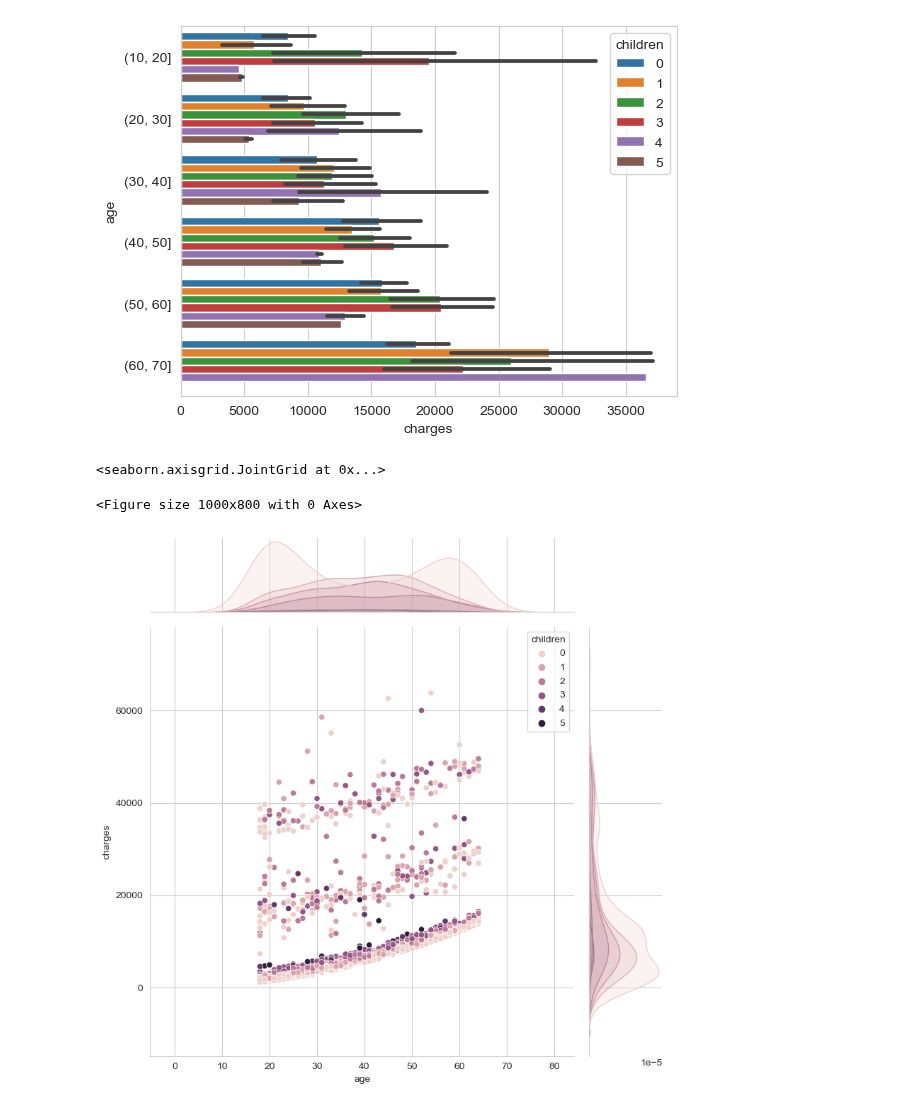
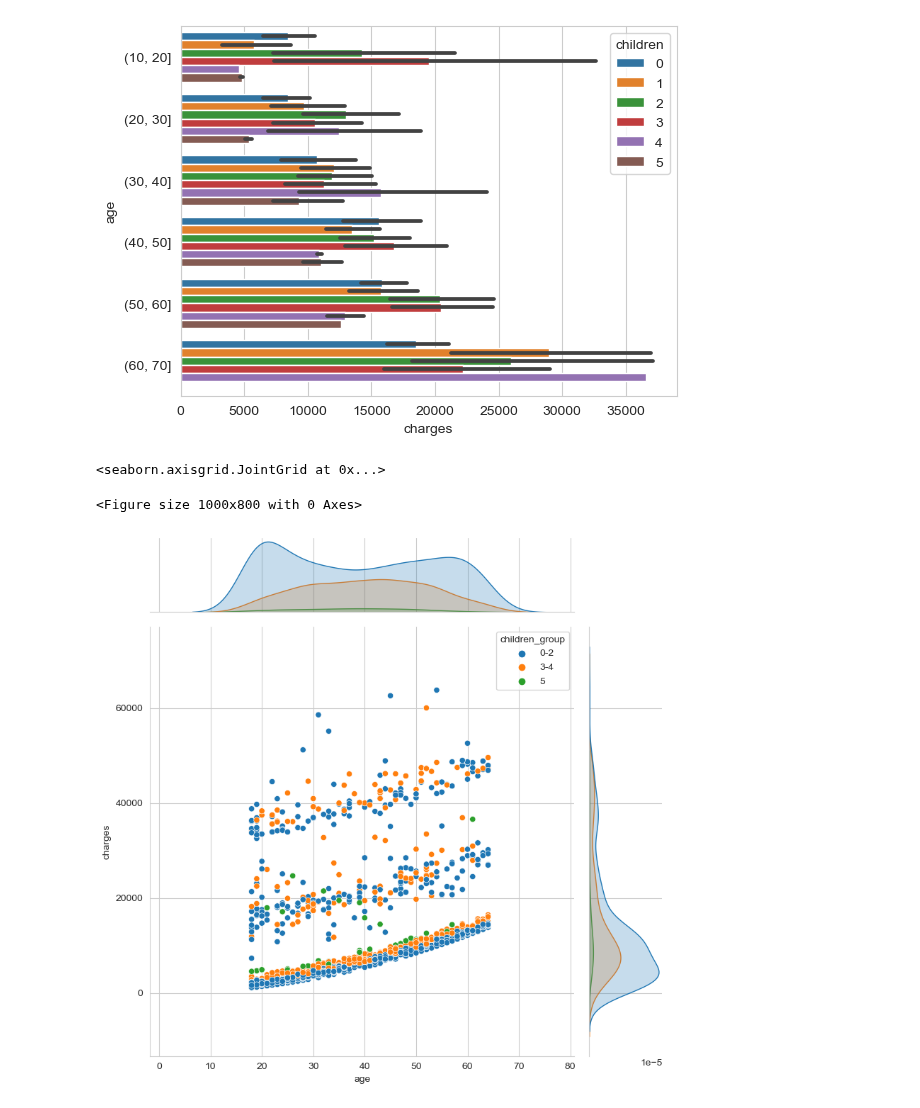
Before and after one commit to ubco-W2022T2-data301/project-group-group40, a Jupyter notebook: analysis/analysis1.ipynb, the cells around one changed output. Drawn from its saved outputs; the diff is of its cells as text; code cells hidden in the pictures.

```diff
--- a/analysis/analysis1.ipynb
+++ b/analysis/analysis1.ipynb
@@ -49,15 +48,19 @@ df = sns.barplot(y =age_ranges, x = 'charges', hue='children', data=project_data
 # %%
 import pandas as pd
 import seaborn as sns
 import matplotlib.pyplot as plt
 
 project_data = pd.read_csv('../data/raw/Medical_Cost.csv')
+
+# Create a new column 'children_group' that assigns each child to a group
+project_data['children_group'] = pd.cut(project_data['children'], bins=[-1, 1, 3, 5], labels=['0-2', '3-4', '5'])
+
 sns.set_style('whitegrid')
 
 plt.figure(figsize=(10, 8))
 
-sns.jointplot(y = 'charges',  x = 'age', hue = 'children', data=project_data, height=8)
+sns.jointplot(y='charges', x='age', hue='children_group', data=project_data, height=8)
 # %% [output]
 <seaborn.axisgrid.JointGrid at 0x...>
 <Figure size 1000x800 with 0 Axes>
-[figure, old version]
+[figure, new version]
```
Also changed, not shown: parts of 2 cells of this notebook.
